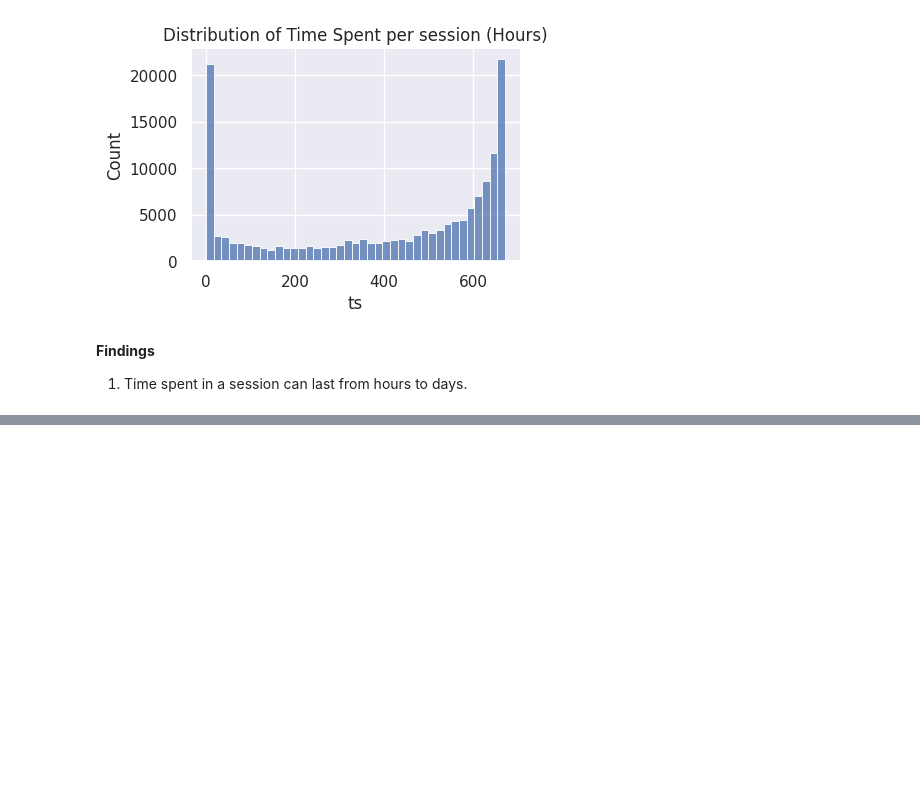
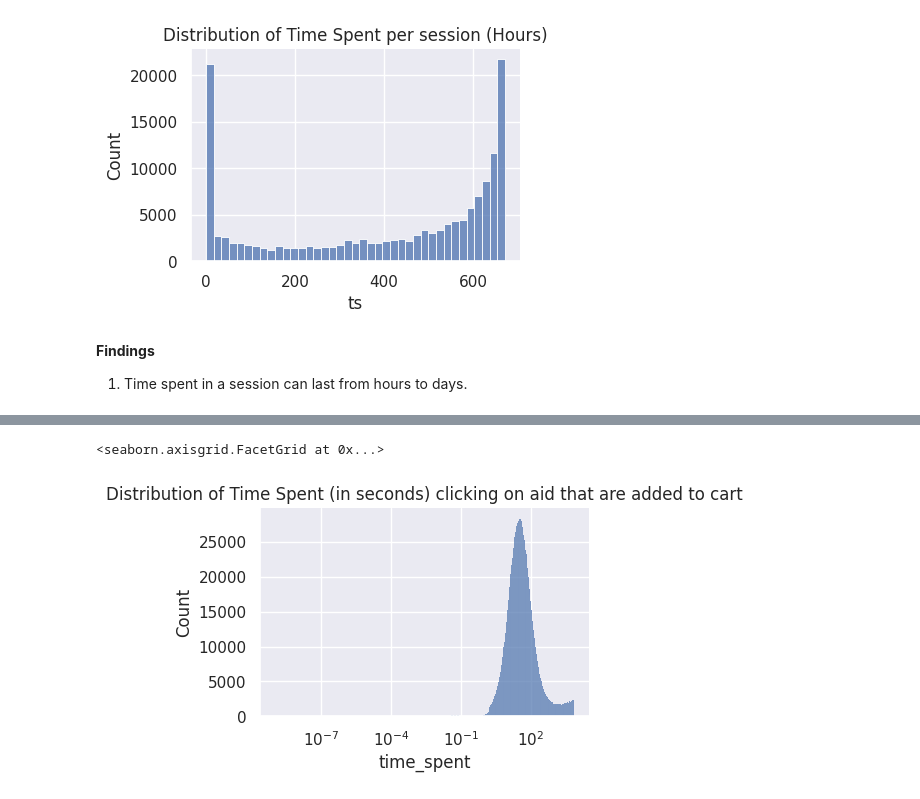
Before and after one commit to a-sharma06/recsys_otto, a Jupyter notebook: otto-eda-exploratory-data-analysis.ipynb, the cells around one changed output, grey strips where cells are left out. Saved outputs shown, nothing was run; the diff lists cells and outputs as text; code cells hidden in the pictures; blank space fills up the shorter version.

```diff
--- a/otto-eda-exploratory-data-analysis.ipynb
+++ b/otto-eda-exploratory-data-analysis.ipynb
@@ -703,0 +816,3 @@ hours = time_elapsed.apply(int) / (1000 * 60 * 60)
+# %%
+cart_aids = expanded_df.loc[expanded_df['type']=='carts', 'aid'].unique()
+ordered_aids = expanded_df.loc[expanded_df['type']=='orders', 'aid'].unique()
@@ -703,0 +823,31 @@ hours = time_elapsed.apply(int) / (1000 * 60 * 60)
+# %%
+hour2_cart_aids = (
+    expanded_df
+    .loc[
+        (expanded_df["time_spent"]<=7_200_000) & (expanded_df["aid"].isin(cart_aids))
+    ]
+)
+
+hour2_ordered_aids = (
+    expanded_df
+    .loc[
+        (expanded_df["time_spent"]<=7_200_000) & (expanded_df["aid"].isin(ordered_aids))
+    ]
+)
+# %%
+(
+    sns.displot(
+        data=(
+            hour2_cart_aids
+            .loc[hour2_cart_aids['type']=='clicks', 'time_spent']
+            .dropna()
+            .replace(0, 1e-6)
+            /1000),
+        log_scale=True, height=3, aspect=1.5)
+    .set(
+        title='Distribution of Time Spent (in seconds) clicking on aid that are added to cart',
+    )
+)
+# %% [output]
+<seaborn.axisgrid.FacetGrid at 0x...>
+[figure, added]
```
Also changed, not shown: parts of 25 cells of this notebook.
